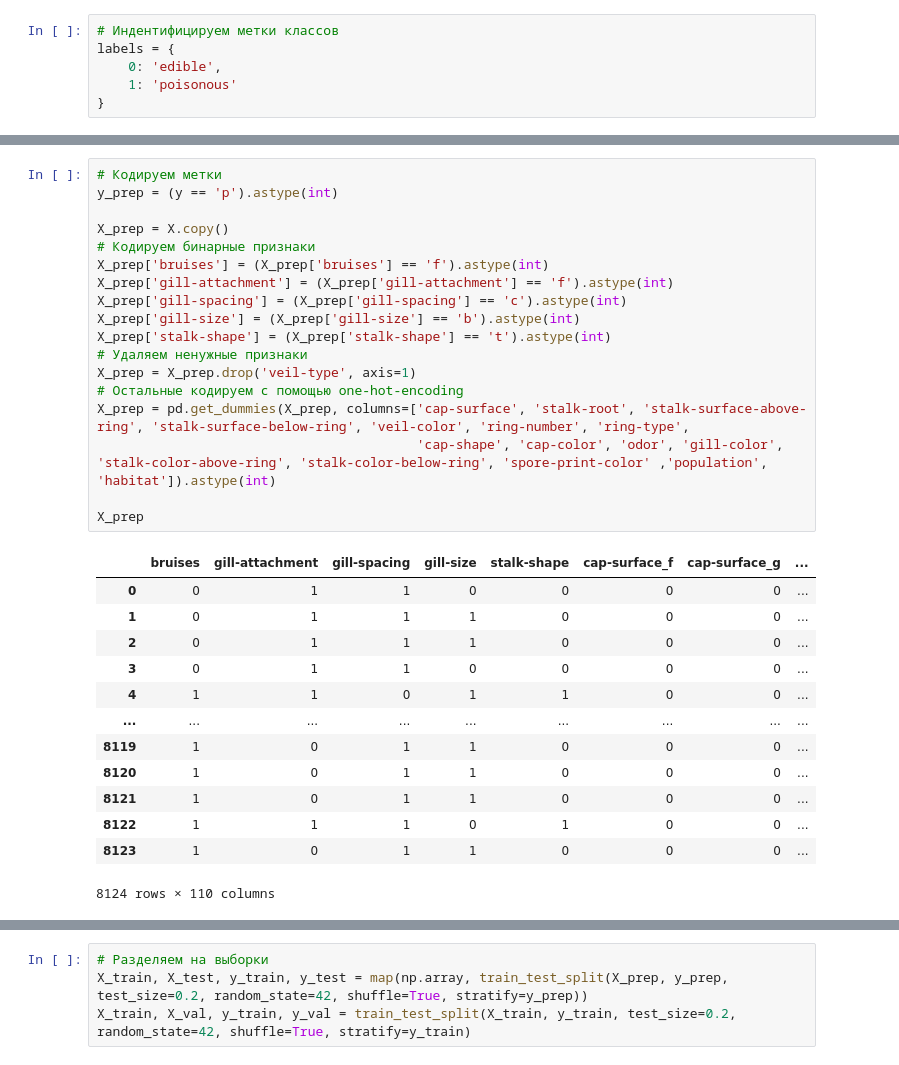
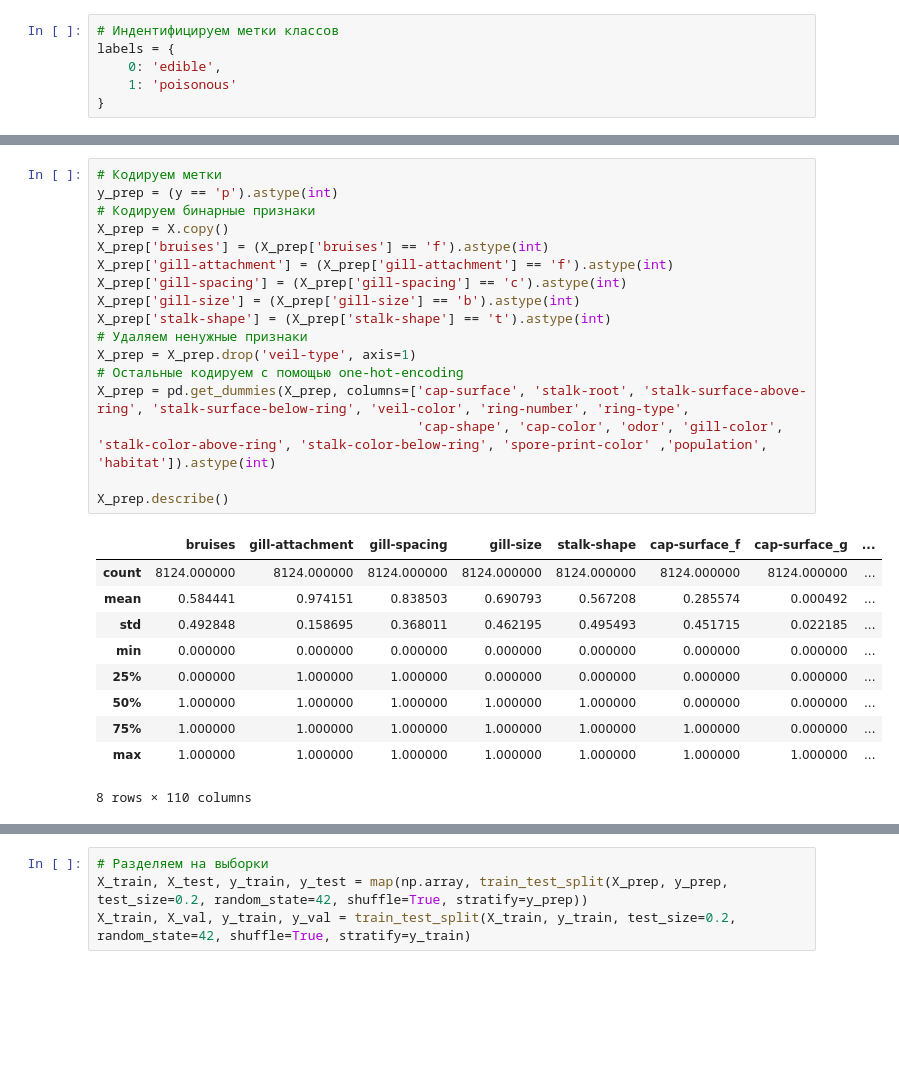
Before and after one commit to EgorChernov5/FFAIO, a Jupyter notebook: notebooks/lab1.ipynb, the cells around one changed output, grey strips where cells are left out. Saved outputs shown, nothing was run; the diff lists cells and outputs as text; blank space fills up the shorter version.

```diff
--- a/notebooks/lab1.ipynb
+++ b/notebooks/lab1.ipynb
@@ -190,33 +203,29 @@ X_prep.describe()
 # %%
 # Кодируем метки
 y_prep = (y == 'p').astype(int)
-
+# Кодируем бинарные признаки
 X_prep = X.copy()
-# Кодируем бинарные признаки
 X_prep['bruises'] = (X_prep['bruises'] == 'f').astype(int)
 X_prep['gill-attachment'] = (X_prep['gill-attachment'] == 'f').astype(int)
 X_prep['gill-spacing'] = (X_prep['gill-spacing'] == 'c').astype(int)
 X_prep['gill-size'] = (X_prep['gill-size'] == 'b').astype(int)
 X_prep['stalk-shape'] = (X_prep['stalk-shape'] == 't').astype(int)
 # Удаляем ненужные признаки
 X_prep = X_prep.drop('veil-type', axis=1)
 # Остальные кодируем с помощью one-hot-encoding
 X_prep = pd.get_dummies(X_prep, columns=['cap-surface', 'stalk-root', 'stalk-surface-above-ring', 'stalk-surface-below-ring', 'veil-color', 'ring-number', 'ring-type',
                                          'cap-shape', 'cap-color', 'odor', 'gill-color', 'stalk-color-above-ring', 'stalk-color-below-ring', 'spore-print-color' ,'population', 'habitat']).astype(int)
 
-X_prep
+X_prep.describe()
 # %% [output]
 |  | bruises | gill-attachment | gill-spacing | gill-size | stalk-shape | cap-surface_f | cap-surface_g | ... |
-| 0 | 0 | 1 | 1 | 0 | 0 | 0 | 0 | ... |
-| 1 | 0 | 1 | 1 | 1 | 0 | 0 | 0 | ... |
-| 2 | 0 | 1 | 1 | 1 | 0 | 0 | 0 | ... |
-| 3 | 0 | 1 | 1 | 0 | 0 | 0 | 0 | ... |
-| 4 | 1 | 1 | 0 | 1 | 1 | 0 | 0 | ... |
-| ... | ... | ... | ... | ... | ... | ... | ... | ... |
-| 8119 | 1 | 0 | 1 | 1 | 0 | 0 | 0 | ... |
-| 8120 | 1 | 0 | 1 | 1 | 0 | 0 | 0 | ... |
-| 8121 | 1 | 0 | 1 | 1 | 0 | 0 | 0 | ... |
-| 8122 | 1 | 1 | 1 | 0 | 1 | 0 | 0 | ... |
-| 8123 | 1 | 0 | 1 | 1 | 0 | 0 | 0 | ... |
+| count | 8124.000000 | 8124.000000 | 8124.000000 | 8124.000000 | 8124.000000 | 8124.000000 | 8124.000000 | ... |
+| mean | 0.584441 | 0.974151 | 0.838503 | 0.690793 | 0.567208 | 0.285574 | 0.000492 | ... |
+| std | 0.492848 | 0.158695 | 0.368011 | 0.462195 | 0.495493 | 0.451715 | 0.022185 | ... |
+| min | 0.000000 | 0.000000 | 0.000000 | 0.000000 | 0.000000 | 0.000000 | 0.000000 | ... |
+| 25% | 0.000000 | 1.000000 | 1.000000 | 0.000000 | 0.000000 | 0.000000 | 0.000000 | ... |
+| 50% | 1.000000 | 1.000000 | 1.000000 | 1.000000 | 1.000000 | 0.000000 | 0.000000 | ... |
+| 75% | 1.000000 | 1.000000 | 1.000000 | 1.000000 | 1.000000 | 1.000000 | 0.000000 | ... |
+| max | 1.000000 | 1.000000 | 1.000000 | 1.000000 | 1.000000 | 1.000000 | 1.000000 | ... |
-8124 rows × 110 columns
+8 rows × 110 columns
 # %%
```
Also changed, not shown: parts of 23 cells of this notebook, 2 other files.
